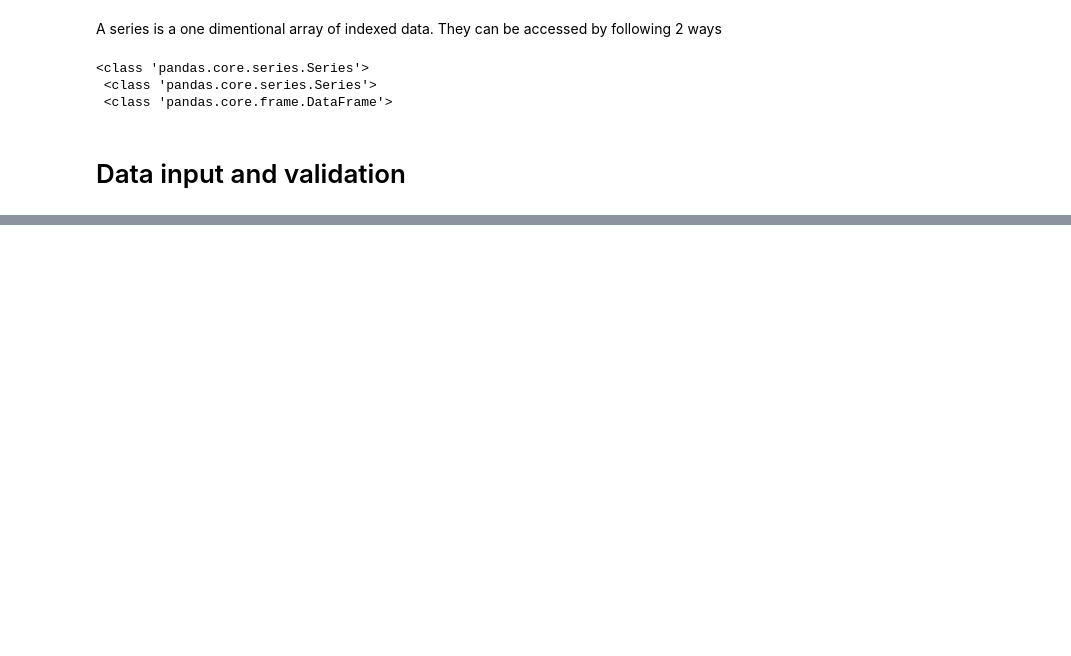
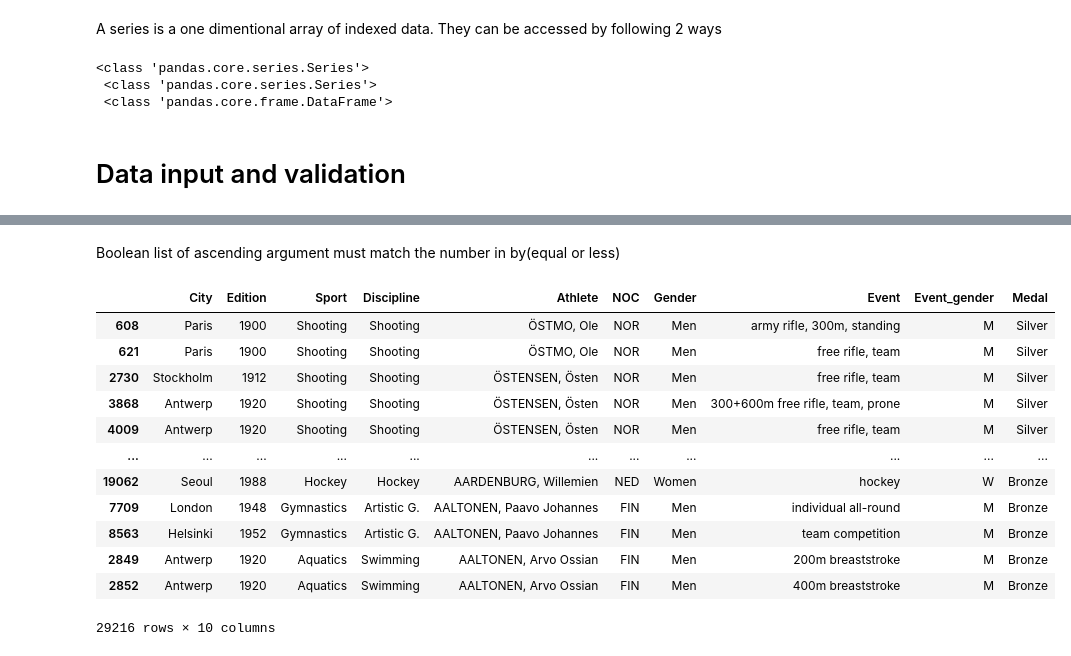
Before and after one commit to hudson55/Data_science, a Jupyter notebook: Panda_basic.ipynb, the cells around one changed output, grey strips where cells are left out. Cells and saved outputs as stored; diff of their text form; code cells hidden in the pictures; blank space fills up the shorter version.

```diff
--- a/Panda_basic.ipynb
+++ b/Panda_basic.ipynb
@@ -53,0 +211,20 @@ print(type(a),"\n",type(b),"\n", type(c)) # to see the type, notice when calling
+# %% [markdown]
+Boolean list of ascending argument must match the number in by(equal or less)
+# %%
+#df1.sort_values(by = ['Medal','Athlete'], ascending = [False]) # error
+#df1.sort_values(by = ['Medal','Athlete'], ascending = False) #this will be fine
+df1.sort_values(by = ['Medal','Athlete'], ascending = [False, True])
+# %% [output]
+|  | City | Edition | Sport | Discipline | Athlete | NOC | Gender | Event | Event_gender | Medal |
+| 608 | Paris | 1900 | Shooting | Shooting | ÖSTMO, Ole | NOR | Men | army rifle, 300m, standing | M | Silver |
+| 621 | Paris | 1900 | Shooting | Shooting | ÖSTMO, Ole | NOR | Men | free rifle, team | M | Silver |
+| 2730 | Stockholm | 1912 | Shooting | Shooting | ÖSTENSEN, Östen | NOR | Men | free rifle, team | M | Silver |
+| 3868 | Antwerp | 1920 | Shooting | Shooting | ÖSTENSEN, Östen | NOR | Men | 300+600m free rifle, team, prone | M | Silver |
+| 4009 | Antwerp | 1920 | Shooting | Shooting | ÖSTENSEN, Östen | NOR | Men | free rifle, team | M | Silver |
+| ... | ... | ... | ... | ... | ... | ... | ... | ... | ... | ... |
+| 19062 | Seoul | 1988 | Hockey | Hockey | AARDENBURG, Willemien | NED | Women | hockey | W | Bronze |
+| 7709 | London | 1948 | Gymnastics | Artistic G. | AALTONEN, Paavo Johannes | FIN | Men | individual all-round | M | Bronze |
+| 8563 | Helsinki | 1952 | Gymnastics | Artistic G. | AALTONEN, Paavo Johannes | FIN | Men | team competition | M | Bronze |
+| 2849 | Antwerp | 1920 | Aquatics | Swimming | AALTONEN, Arvo Ossian | FIN | Men | 200m breaststroke | M | Bronze |
+| 2852 | Antwerp | 1920 | Aquatics | Swimming | AALTONEN, Arvo Ossian | FIN | Men | 400m breaststroke | M | Bronze |
+29216 rows × 10 columns
```
Also changed, not shown: parts of 18 cells of this notebook.
